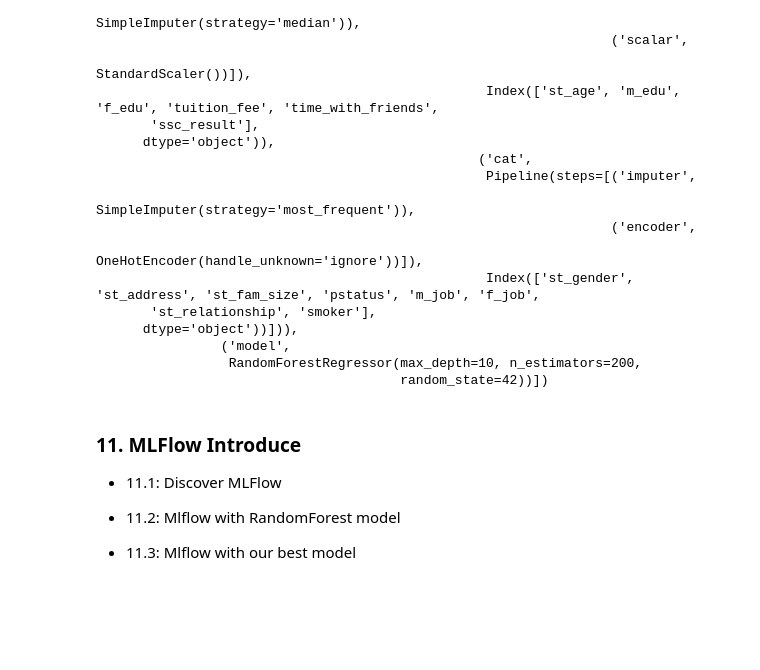
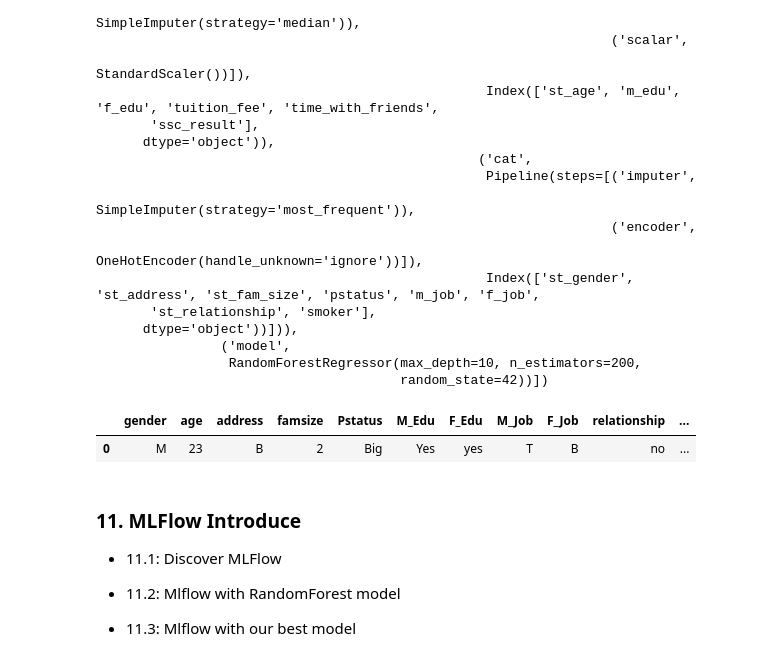
Before and after one commit to KzRaihan/hsc-result-prediction-ml, a Jupyter notebook: research.ipynb, the cells around one changed output. Cells and saved outputs as stored; diff of their text form; code cells hidden in the pictures; blank space fills up the shorter version.

```diff
--- a/research.ipynb
+++ b/research.ipynb
@@ -776,6 +776,40 @@ Pipeline(steps=[('preprocessor',
                 ('model',
                  RandomForestRegressor(max_depth=10, n_estimators=200,
                                        random_state=42))])
+# %%
+# 2. The Logic Function
+def predict_gpa(gender, age, address, famsize,
+                Pstatus, M_Edu, F_Edu, M_Job, F_Job,
+                relationship, smoker, tuition_fee, time_friends,
+                  ssc_result):
+    if age is None or age <= 0 or age > 100:
+      return "❌ Age must be between 1 and 100."
+
+    if ssc_result is None or ssc_result < 2.50 or ssc_result > 5.00:
+      return "❌ SSC Result must be between 2.50 and 5.00."
+
+    if tuition_fee is None or tuition_fee < 0 or tuition_fee > 134168:
+      return "❌ Please enter valid tuition fee (0-134168 BDT)."
+
+    # The column names must match your CSV file exactly
+    input_df = pd.DataFrame([[
+        gender, age, address, famsize, Pstatus,
+        M_Edu, F_Edu, M_Job, F_Job, relationship,
+        smoker, tuition_fee, time_friends, ssc_result
+
+    ]],
+      columns=[
+        'gender', 'age', 'address', 'famsize', 'Pstatus', 'M_Edu', 'F_Edu', 'M_Job', 'F_Job', 'relationship', 'smoker', 'tuition_fee', 'time_friends', 'ssc_result'
+    ])
+        # Return formatted result (Clipped 0-5)
+    return input_df
+# %%
+predict_gpa(gender='M', age=23, address="B", famsize=2, Pstatus="Big",
+        M_Edu="Yes", F_Edu="yes", M_Job="T", F_Job="B", relationship="no",
+        smoker="NO", tuition_fee=20000, time_friends=2, ssc_result= 3.33)
+# %% [output]
+|  | gender | age | address | famsize | Pstatus | M_Edu | F_Edu | M_Job | F_Job | relationship | ... |
+| 0 | M | 23 | B | 2 | Big | Yes | yes | T | B | no | ... |
 # %% [markdown]
 ### 11. MLFlow Introduce
 
```
Also changed, not shown: 4 other files.
